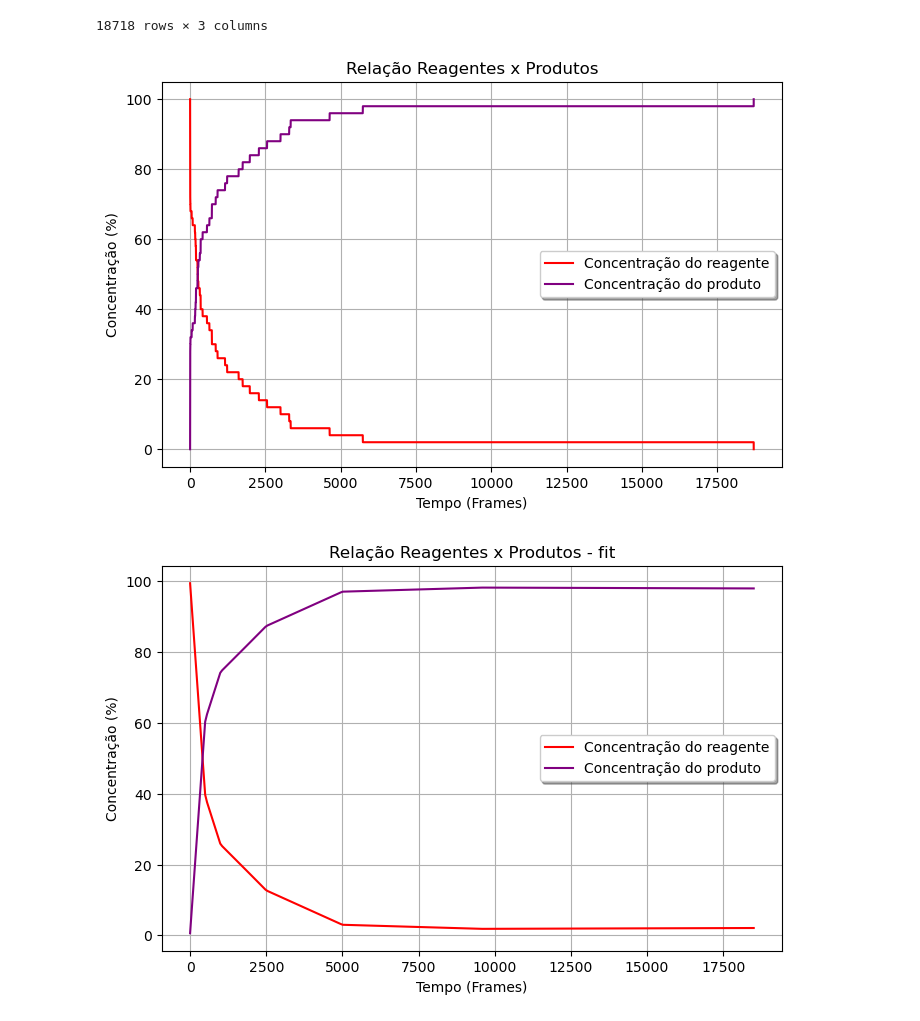
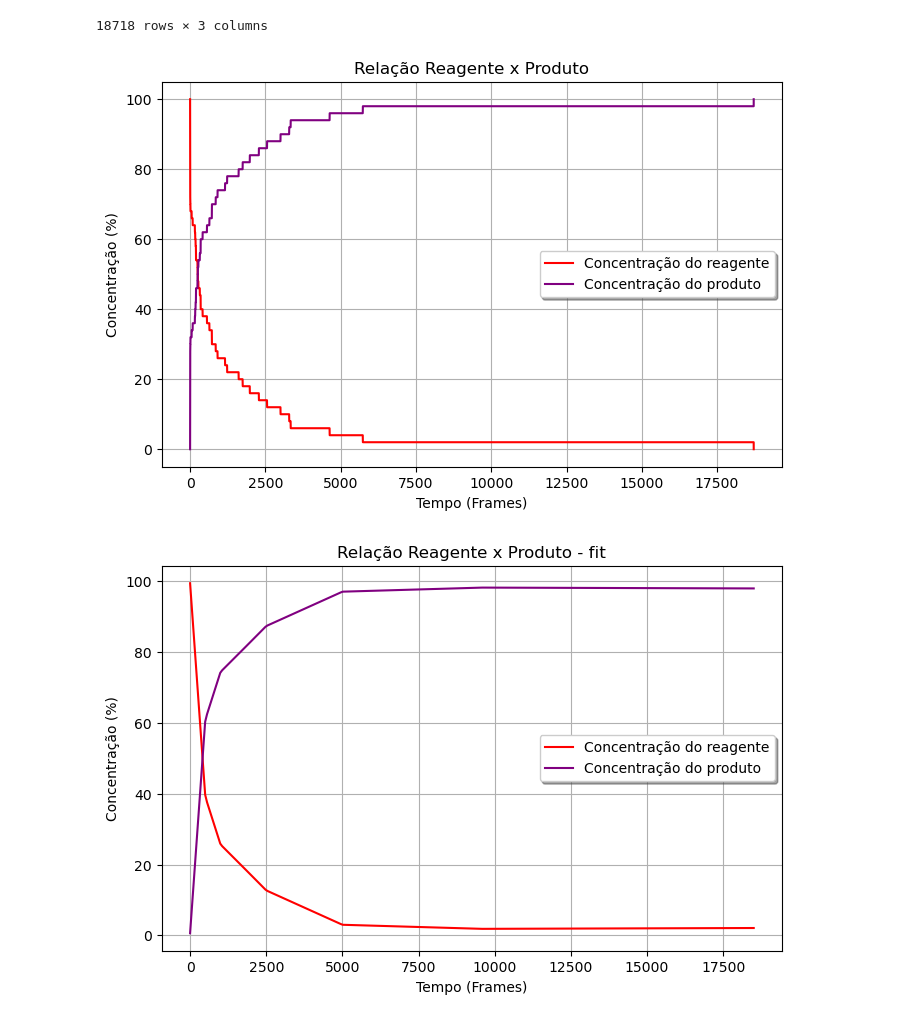
Before and after one commit to alicevk/cinetica-quimica, a Jupyter notebook: graficos.ipynb, the cells around one changed output. Drawn from its saved outputs; the diff is of its cells as text; code cells hidden in the pictures.

```diff
--- a/graficos.ipynb
+++ b/graficos.ipynb
@@ -37,20 +37,20 @@ for i in eixo_y2:
 # %%
 # ---------------------- Plotando os dados da simulação ---------------------- #
 plt.figure(figsize=(8,5))
 
-plt.title('Relação Reagentes x Produtos')
+plt.title('Relação Reagente x Produto')
 
 plt.xlabel('Tempo (Frames)')
 plt.ylabel('Concentração (%)')
 
 plt.plot(eixo_x, eixo_y1, label='Concentração do reagente', color='red')
 plt.plot(eixo_x, eixo_y2c, label='Concentração do produto', color='purple')
 
 plt.legend(loc='best', fancybox=True, shadow=True)
 plt.grid()
 plt.show()
 # %% [output]
-[figure, old version]
+[figure, new version]
 # %%
 # ---------------- Interpolando os dados com a função BSpline ---------------- #
 n = len(eixo_y1)
@@ -68,7 +68,7 @@ y2_fit = interpolate.BSpline(*tck2)(x_new)
 # --------------- Plotando interpolação dos dados da simulação --------------- #
 plt.figure(figsize=(8,5))
 
-plt.title('Relação Reagentes x Produtos - fit')
+plt.title('Relação Reagente x Produto - fit')
 
 plt.xlabel('Tempo (Frames)')
 plt.ylabel('Concentração (%)')
@@ -80,4 +80,4 @@ plt.legend(loc='best', fancybox=True, shadow=True)
 plt.grid()
 plt.show()
 # %% [output]
-[figure, old version]
+[figure, new version]
```
Also changed, not shown: 2 other files.
